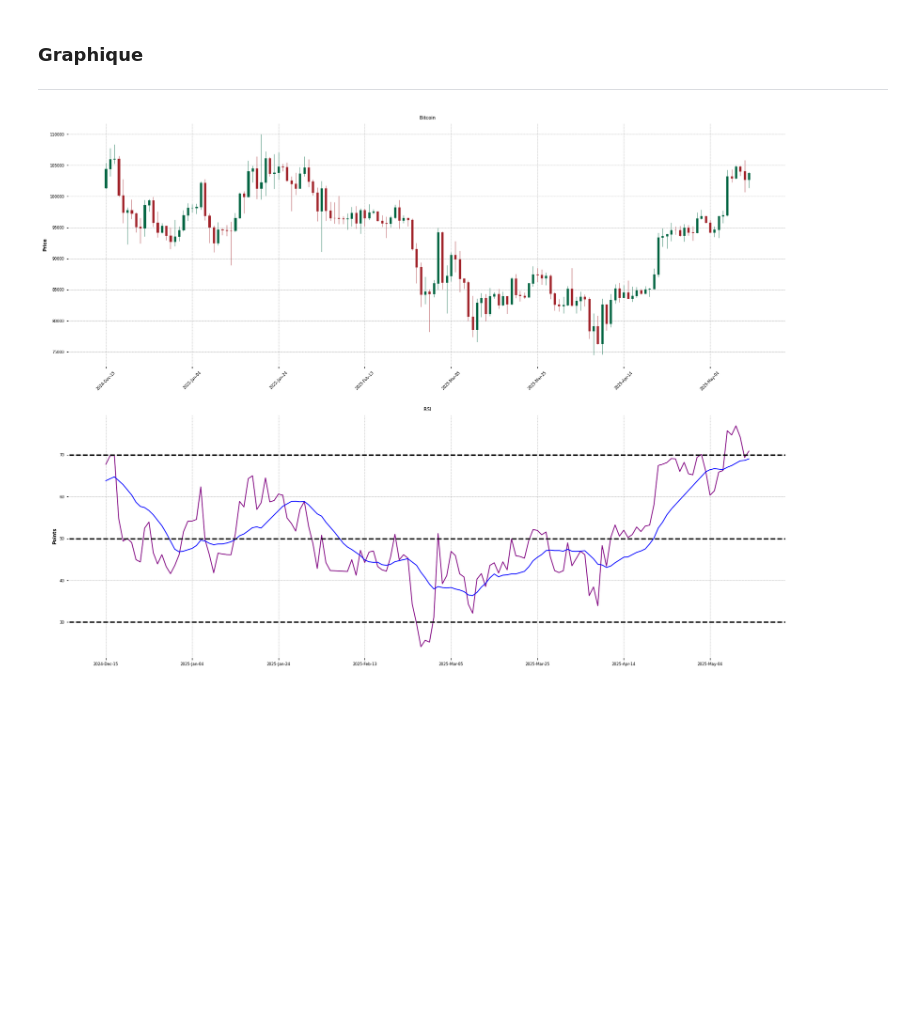
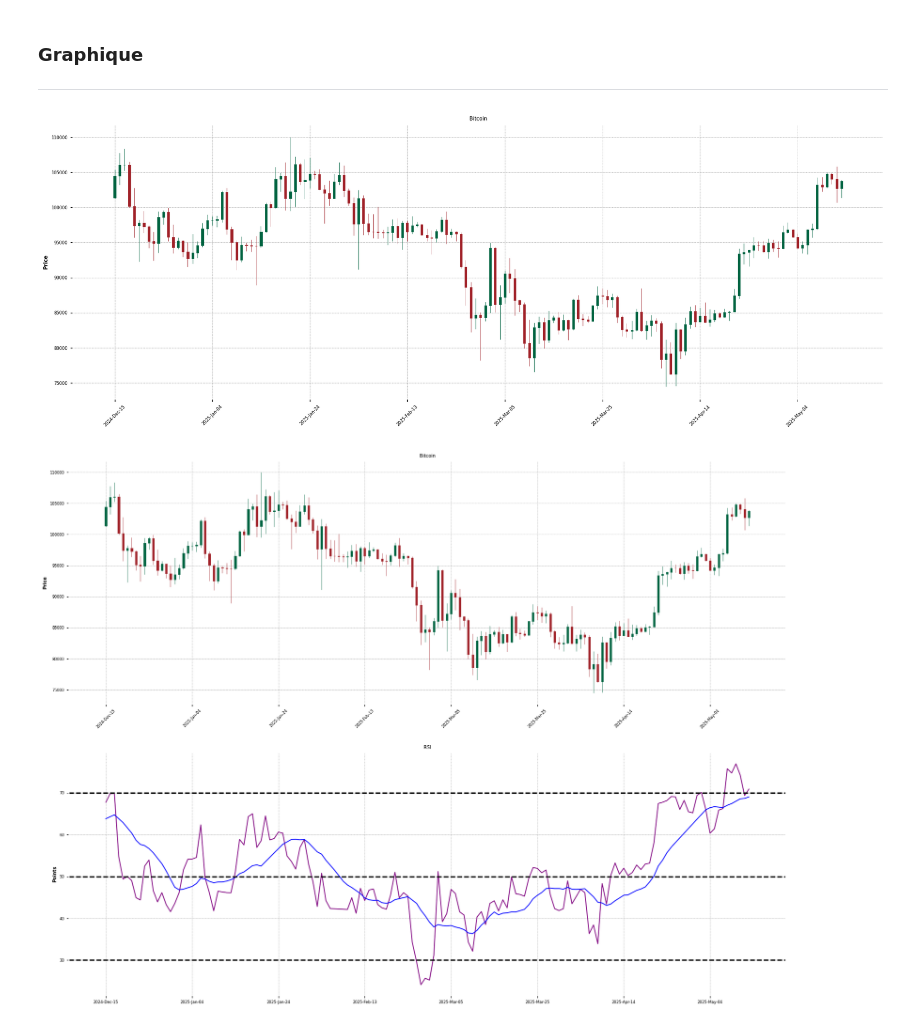
Before and after one commit to Yann-Fournier/MoneyTime, a Jupyter notebook: utilities/add_indicators.ipynb, the cells around one changed output. Cells and saved outputs as stored; diff of their text form; code cells hidden in the pictures; blank space fills up the shorter version.

Commit message:
ajout du code pour faire un graphique simple

```diff
--- a/utilities/add_indicators.ipynb
+++ b/utilities/add_indicators.ipynb
@@ -41,6 +42,10 @@ df_1h.tail()
 # %% [markdown]
 ### Graphique
 ---
+# %%
+simple_plot(df_1h, "Bitcoin")
+# %% [output]
+[figure, added]
 # %%
 plot_rsi(df_1h, "Bitcoin")
 # %% [output]
```
Also changed, not shown: parts of 1 cell of this notebook, 1 other file.
